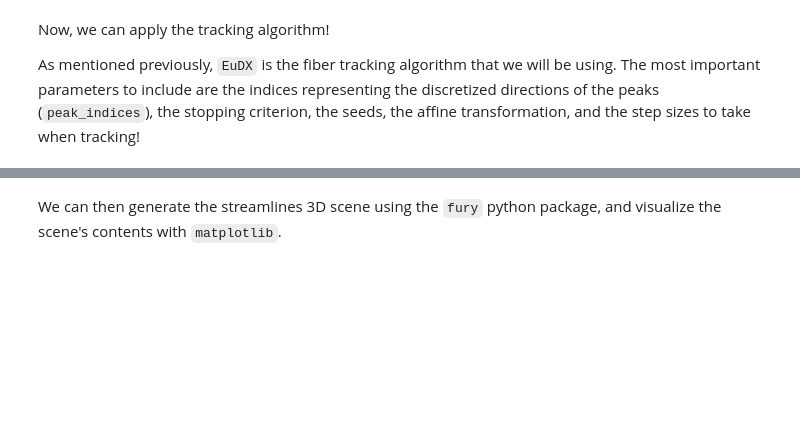
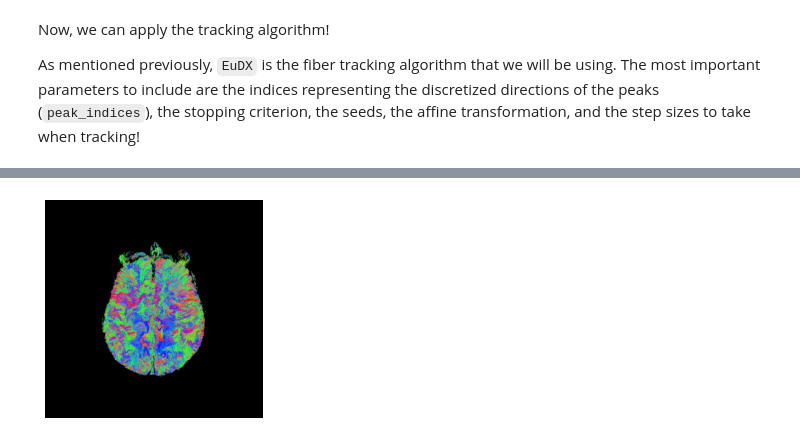
Before and after one commit to carpentries-incubator/SDC-BIDS-dMRI, a Jupyter notebook: code/deterministic_tractography/deterministic_tractography.ipynb, the cells around one changed output, grey strips where cells are left out. Saved outputs shown, nothing was run; the diff lists cells and outputs as text; code cells hidden in the pictures; blank space fills up the shorter version.

```diff
--- a/code/deterministic_tractography/deterministic_tractography.ipynb
+++ b/code/deterministic_tractography/deterministic_tractography.ipynb
@@ -98,3 +129,0 @@ save_trk(sft, "tractogram_EuDX.trk")
-# %% [markdown]
-We can then generate the streamlines 3D scene using the `fury` python package,
-and visualize the scene's contents with `matplotlib`.
@@ -107,32 +130,23 @@ sft = load_trk('tractogram_EuDX.trk', 'same')
-# %%
-sft.to_vox()
-streamlines = sft.streamlines
 # %%
-from dipy.viz import window, actor, colormap
+from dipy.io.stateful_tractogram import Space, StatefulTractogram
+from dipy.io.streamline import save_tractogram
 
-# Prepare display objects
-# streamlines_actor = actor.line(streamlines, colormap.line_colors(streamlines))
-streamlines_actor = actor.line(streamlines)
+sft = StatefulTractogram(streamlines, dwi_img, Space.RASMM)
 
-# Create 3D display
+# Save the tractogram
+save_tractogram(sft, os.path.join(out_dir, "tractogram_deterministic_EuDX.trk"))
+
+# Plot the tractogram
 scene = window.Scene()
-
-# Create the directory to save the results
-out_dir = '../../data/ds000221/derivatives/dwi/tractography/sub-%s/ses-01/dwi/' % subj
-
-if not os.path.exists(out_dir):
-    os.makedirs(out_dir)
-
+scene.add(actor.line(streamlines, colormap.line_colors(streamlines)))
 det_tractogram_eudx_scene_arr = window.snapshot(
     scene,
-    fname=os.path.join(out_dir, 'tractogram_EuDX.png'),
+    fname=os.path.join(out_dir, 'tractogram_deterministic_EuDX.png'),
     size=(800, 800), offscreen=True)
 
-import matplotlib.pyplot as plt
-%matplotlib inline
-
-# Show the image
 fig, axes = plt.subplots()
 axes.imshow(det_tractogram_eudx_scene_arr, origin="lower")
 axes.axis("off")
 plt.show()
+# %% [output]
+[figure, added]
```
Also changed, not shown: parts of 13 cells of this notebook, 4 other files.
